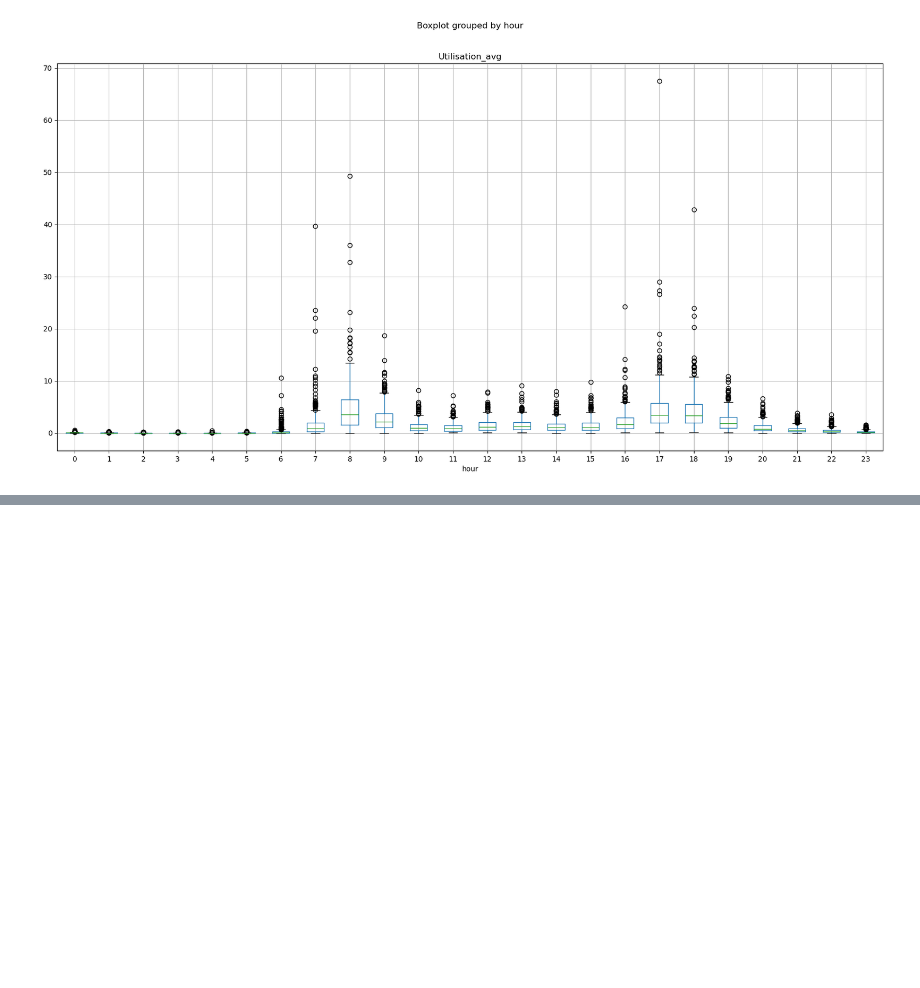
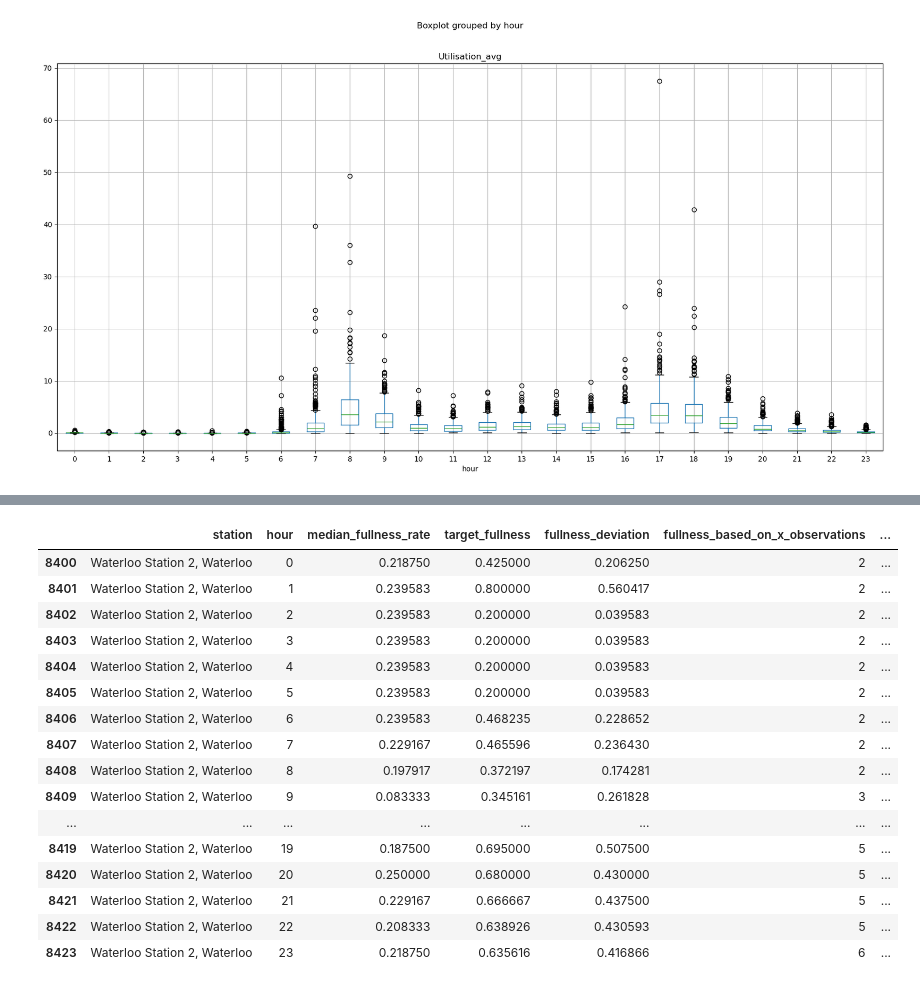
Before and after one commit to julxi-tech/London-Bike-Sharing-Network-Analysis, a Jupyter notebook: src/04_Data_Visualization.ipynb, the cells around one changed output, grey strips where cells are left out. Cells and saved outputs as stored; diff of their text form; code cells hidden in the pictures; blank space fills up the shorter version.

```diff
--- a/src/04_Data_Visualization.ipynb
+++ b/src/04_Data_Visualization.ipynb
@@ -106,0 +161,23 @@ plt.show()
+# %%
+waterloo_2_data = efficiency_data[efficiency_data['station'] == 'Waterloo Station 2, Waterloo']
+waterloo_2_data = waterloo_2_data.sort_values(by='hour')
+
+# Plot the fullness deviation over the hour of the day
+# %% [output]
+|  | station | hour | median_fullness_rate | target_fullness | fullness_deviation | fullness_based_on_x_observations | ... |
+| 8400 | Waterloo Station 2, Waterloo | 0 | 0.218750 | 0.425000 | 0.206250 | 2 | ... |
+| 8401 | Waterloo Station 2, Waterloo | 1 | 0.239583 | 0.800000 | 0.560417 | 2 | ... |
+| 8402 | Waterloo Station 2, Waterloo | 2 | 0.239583 | 0.200000 | 0.039583 | 2 | ... |
+| 8403 | Waterloo Station 2, Waterloo | 3 | 0.239583 | 0.200000 | 0.039583 | 2 | ... |
+| 8404 | Waterloo Station 2, Waterloo | 4 | 0.239583 | 0.200000 | 0.039583 | 2 | ... |
+| 8405 | Waterloo Station 2, Waterloo | 5 | 0.239583 | 0.200000 | 0.039583 | 2 | ... |
+| 8406 | Waterloo Station 2, Waterloo | 6 | 0.239583 | 0.468235 | 0.228652 | 2 | ... |
+| 8407 | Waterloo Station 2, Waterloo | 7 | 0.229167 | 0.465596 | 0.236430 | 2 | ... |
+| 8408 | Waterloo Station 2, Waterloo | 8 | 0.197917 | 0.372197 | 0.174281 | 2 | ... |
+| 8409 | Waterloo Station 2, Waterloo | 9 | 0.083333 | 0.345161 | 0.261828 | 3 | ... |
+| ... | ... | ... | ... | ... | ... | ... | ... |
+| 8419 | Waterloo Station 2, Waterloo | 19 | 0.187500 | 0.695000 | 0.507500 | 5 | ... |
+| 8420 | Waterloo Station 2, Waterloo | 20 | 0.250000 | 0.680000 | 0.430000 | 5 | ... |
+| 8421 | Waterloo Station 2, Waterloo | 21 | 0.229167 | 0.666667 | 0.437500 | 5 | ... |
+| 8422 | Waterloo Station 2, Waterloo | 22 | 0.208333 | 0.638926 | 0.430593 | 5 | ... |
+| 8423 | Waterloo Station 2, Waterloo | 23 | 0.218750 | 0.635616 | 0.416866 | 6 | ... |
```
Also changed, not shown: parts of 4 cells of this notebook, 20 other files.
